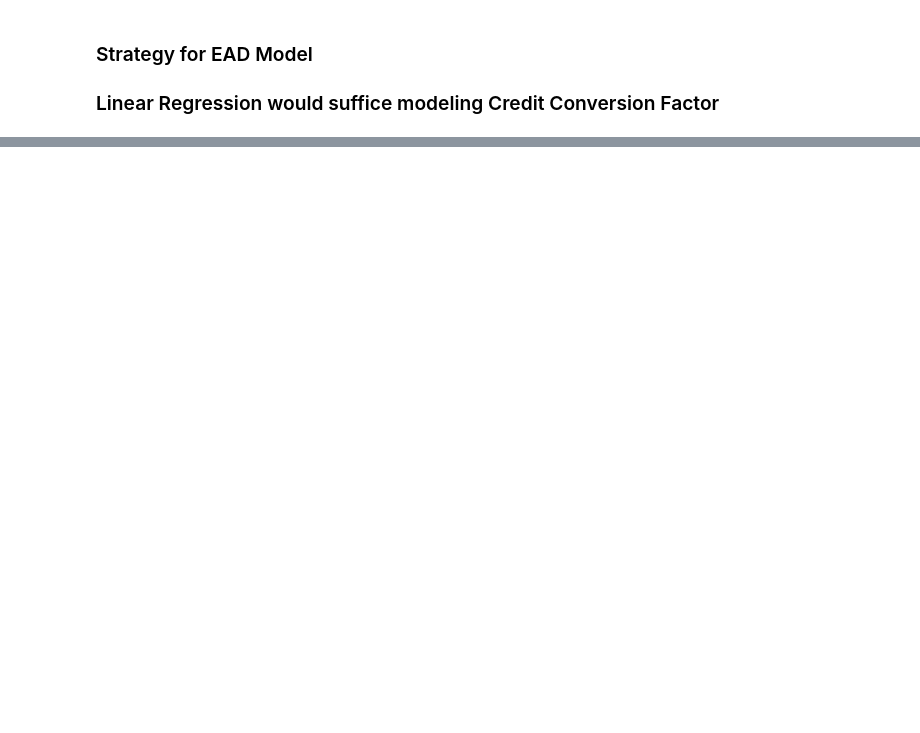
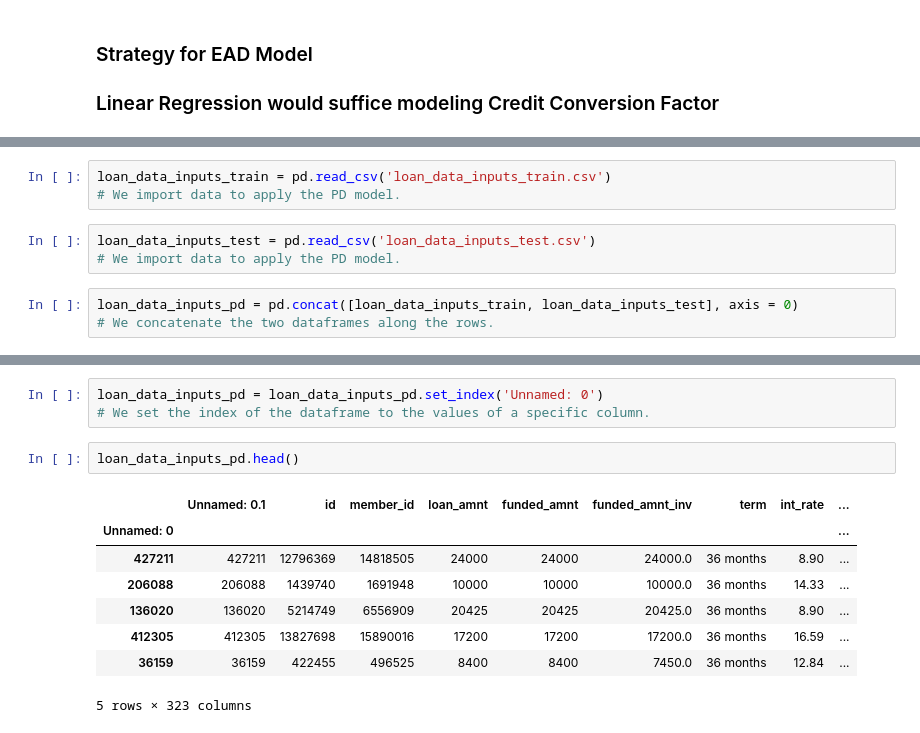
Before and after one commit to BAGLAT/Credit-Risk-Modeling, a Jupyter notebook: LGD + EAD Models and Total Expected Loss.ipynb, the cells around one changed output, grey strips where cells are left out. Saved outputs shown, nothing was run; the diff lists cells and outputs as text; blank space fills up the shorter version.

```diff
--- a/Credit Risk Modeling - LGD and EAD.ipynb
+++ b/LGD + EAD Models and Total Expected Loss.ipynb
@@ -305,0 +1212,9 @@ loan_data_defaults['recovery_rate_0_1']
+# %%
+loan_data_inputs_train = pd.read_csv('loan_data_inputs_train.csv')
+# We import data to apply the PD model.
+# %%
+loan_data_inputs_test = pd.read_csv('loan_data_inputs_test.csv')
+# We import data to apply the PD model.
+# %%
+loan_data_inputs_pd = pd.concat([loan_data_inputs_train, loan_data_inputs_test], axis = 0)
+# We concatenate the two dataframes along the rows.
@@ -305,0 +1235,14 @@ loan_data_defaults['recovery_rate_0_1']
+# %%
+loan_data_inputs_pd = loan_data_inputs_pd.set_index('Unnamed: 0')
+# We set the index of the dataframe to the values of a specific column.
+# %%
+loan_data_inputs_pd.head()
+# %% [output]
+|  | Unnamed: 0.1 | id | member_id | loan_amnt | funded_amnt | funded_amnt_inv | term | int_rate | ... |
+| Unnamed: 0 |  |  |  |  |  |  |  |  | ... |
+| 427211 | 427211 | 12796369 | 14818505 | 24000 | 24000 | 24000.0 | 36 months | 8.90 | ... |
+| 206088 | 206088 | 1439740 | 1691948 | 10000 | 10000 | 10000.0 | 36 months | 14.33 | ... |
+| 136020 | 136020 | 5214749 | 6556909 | 20425 | 20425 | 20425.0 | 36 months | 8.90 | ... |
+| 412305 | 412305 | 13827698 | 15890016 | 17200 | 17200 | 17200.0 | 36 months | 16.59 | ... |
+| 36159 | 36159 | 422455 | 496525 | 8400 | 8400 | 7450.0 | 36 months | 12.84 | ... |
+5 rows × 323 columns
```
Also changed, not shown: parts of 141 cells of this notebook, 5 other files.
